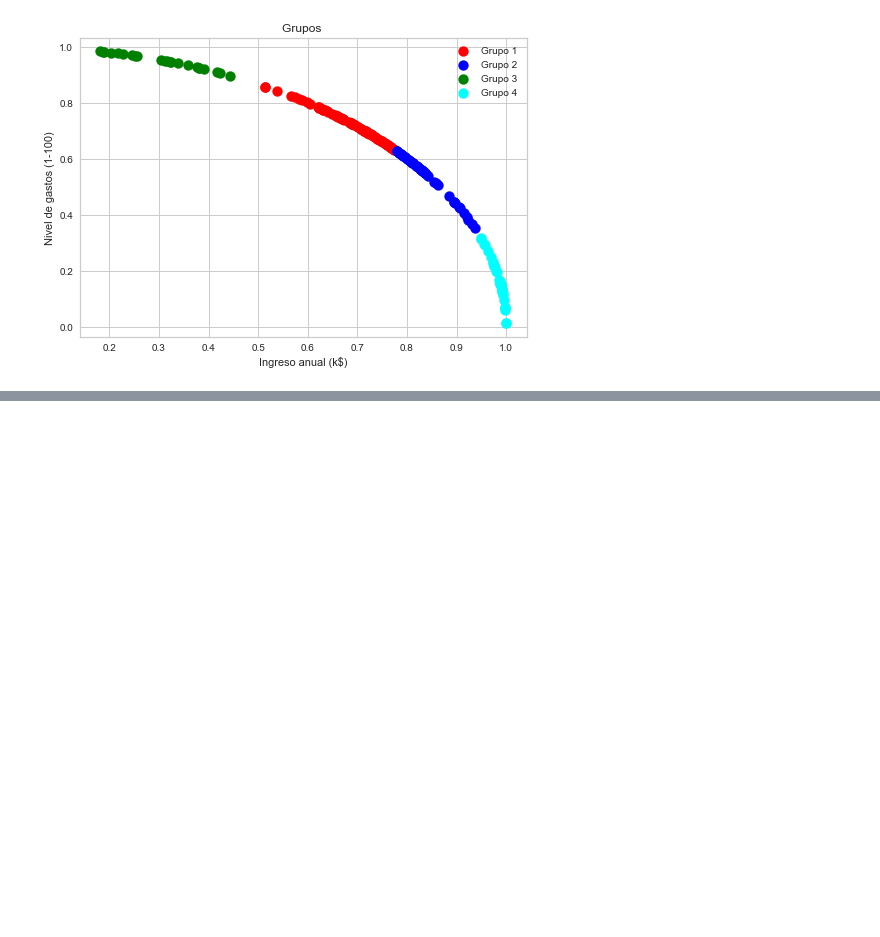
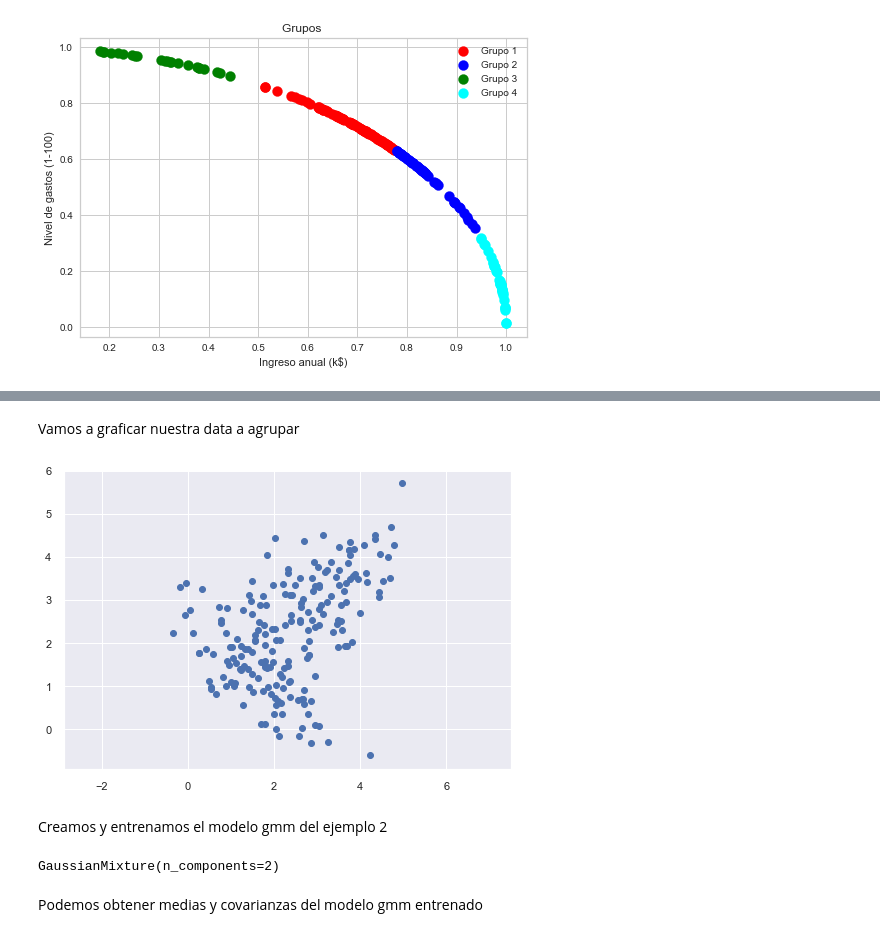
Before and after one commit to Sergio-Ibarra-1795/Diplomado_UNAM_DC_Full_gitHub, a Jupyter notebook: Modulo7_Aprendizaje_NO_supervisado/Moduo7_Ejercicio1.ipynb, the cells around one changed output, grey strips where cells are left out. Drawn from its saved outputs; the diff is of its cells as text; code cells hidden in the pictures; blank space fills up the shorter version.

```diff
--- a/Modulo7_Aprendizaje_NO_supervisado/Moduo7_Ejercicio1.ipynb
+++ b/Modulo7_Aprendizaje_NO_supervisado/Moduo7_Ejercicio1.ipynb
@@ -480,0 +594,8 @@ plt.show()
+# %%
+import numpy as np
+import pandas as pd
+import matplotlib.pyplot as plt
+import seaborn as sns
+sns.set()
+from sklearn.datasets import make_blobs
+from sklearn.mixture import GaussianMixture
@@ -480,0 +609,19 @@ plt.show()
+# %% [markdown]
+Vamos a graficar nuestra data a agrupar
+# %%
+plt.scatter(X_train_GaussianMixture_ejemplo2[:,0], X_train_GaussianMixture_ejemplo2[:,1])
+plt.axis('equal')
+plt.show()
+# %% [output]
+[figure, added]
+# %% [markdown]
+Creamos y entrenamos el modelo gmm del ejemplo 2
+# %%
+## Se crea el objeto que guarda el modelo con un número determinado de clusters
+gmm_ejemplo2 = GaussianMixture(n_components=2)
+
+gmm_ejemplo2.fit(X_train_GaussianMixture_ejemplo2)
+# %% [output]
+GaussianMixture(n_components=2)
+# %% [markdown]
+Podemos obtener medias y covarianzas del modelo gmm entrenado
```
Also changed, not shown: parts of 26 cells of this notebook, 2 other files.
